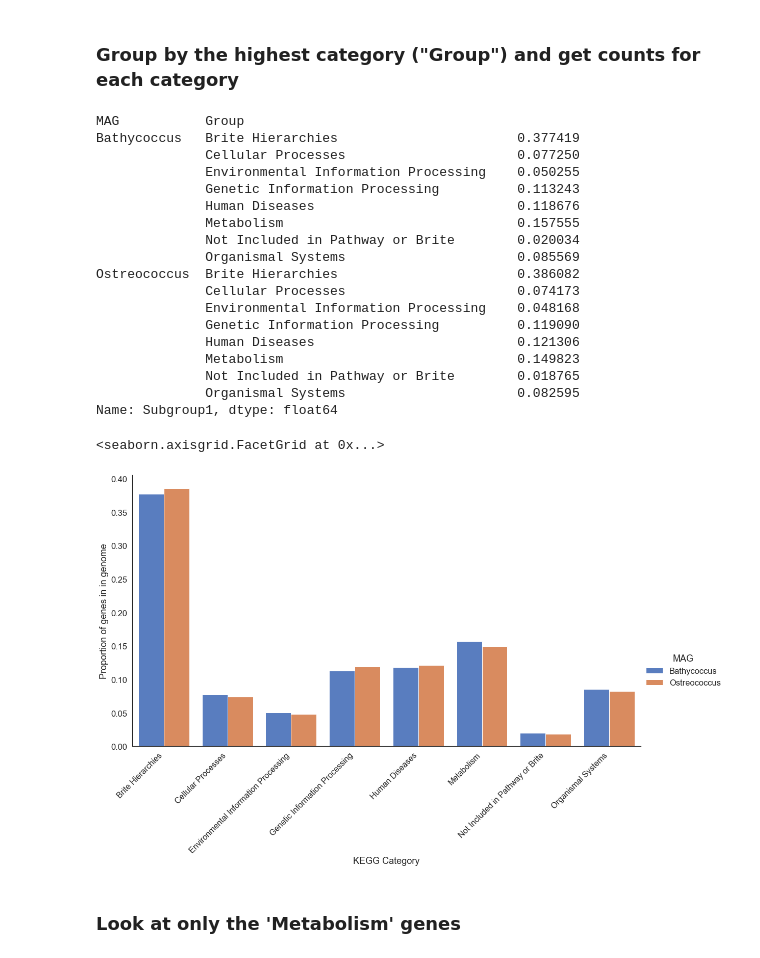
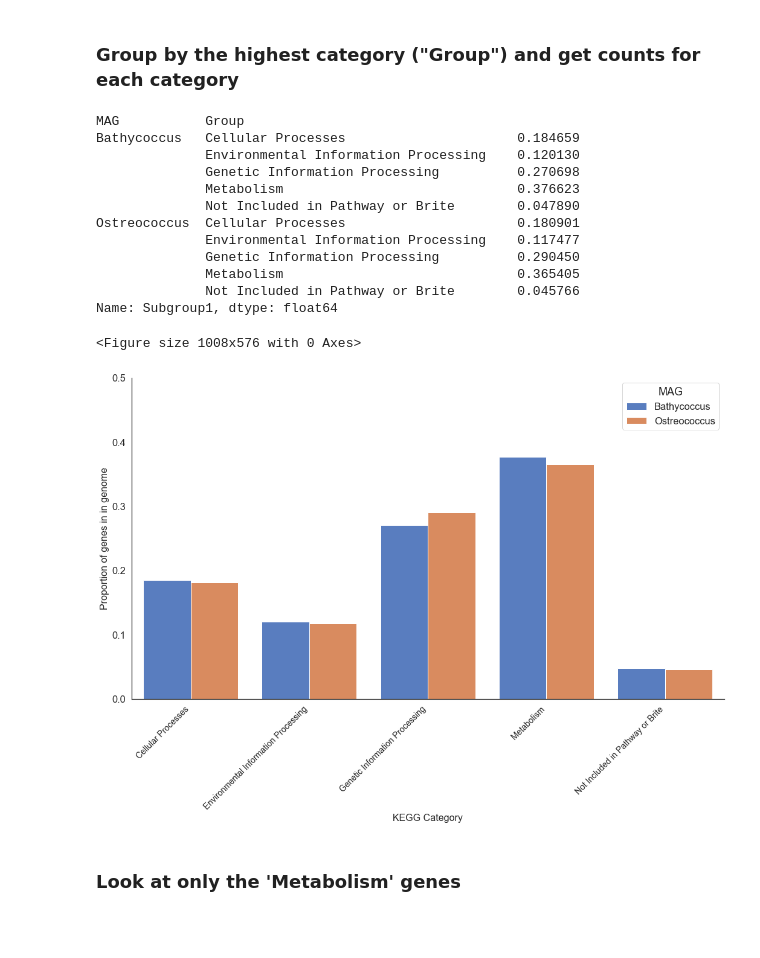
Before and after one commit to nvpatin/PacBio-Marine-Metagenomes, a Jupyter notebook: Picoeuk_MAGs_gene_content.ipynb, the cells around one changed output. Saved outputs shown, nothing was run; the diff lists cells and outputs as text; code cells hidden in the pictures; blank space fills up the shorter version.

```diff
--- a/Picoeuk_MAGs_gene_content.ipynb
+++ b/Picoeuk_MAGs_gene_content.ipynb
@@ -57,6 +55,3 @@ ko_master.head()
-# %%
-eggnog = pd.read_csv("Bathycoccus.emapper.annotations.tsv", sep="\t", skiprows=4)
-eggnog.head()
 # %% [markdown]
 #### Extract KO numbers from EggNOG output and match to KEGG categories in master file
 # %%
@@ -66,7 +61,12 @@ def ko_function(eg, master, name):
     # extract only KOs that are in the ko_list from master file
     kos_funct = master.loc[master['KO'].isin(ko_list), :]
     kos_funct['MAG'] = name
-    return(kos_funct)
+    # filter out irrelevant categories
+    exclude = ['Human Diseases','Brite Hierarchies','Organismal Systems',
+                                    'Cellular community - prokaryotes']
+    kos_funct_filt = kos_funct.loc[~kos_funct['Group'].str.contains('|'.join(exclude))]
+    kos_funct_filt['MAG'] = name
+    return(kos_funct_filt)
 # %%
 genecontent = []
 for file in glob.glob("*.tsv"):
@@ -105,7 +115,3 @@ genecontent_df.head()
-# %%
-taxa = pd.read_csv("MAG_taxa.csv", names=['MAG', 'Taxonomy'])
-taxa = pd.Series(taxa.Taxonomy.values, index=taxa.MAG).to_dict()
-genecontent_df = genecontent_df.replace({"MAG": taxa})
 # %% [markdown]
 ## Group genes by category and make bar charts
 # %%
@@ -119,31 +125,32 @@ mag_group = mag_group / mag_group.groupby(level=0).sum()
 mag_group
 # %% [output]
 MAG           Group
-Bathycoccus   Brite Hierarchies                       0.377419
-              Cellular Processes                      0.077250
-              Environmental Information Processing    0.050255
-              Genetic Information Processing          0.113243
-              Human Diseases                          0.118676
-              Metabolism                              0.157555
-              Not Included in Pathway or Brite        0.020034
-              Organismal Systems                      0.085569
-Ostreococcus  Brite Hierarchies                       0.386082
-              Cellular Processes                      0.074173
-              Environmental Information Processing    0.048168
-              Genetic Information Processing          0.119090
-              Human Diseases                          0.121306
-              Metabolism                              0.149823
-              Not Included in Pathway or Brite        0.018765
-              Organismal Systems                      0.082595
+Bathycoccus   Cellular Processes                      0.184659
+              Environmental Information Processing    0.120130
+              Genetic Information Processing          0.270698
+              Metabolism                              0.376623
+              Not Included in Pathway or Brite        0.047890
+Ostreococcus  Cellular Processes                      0.180901
+              Environmental Information Processing    0.117477
+              Genetic Information Processing          0.290450
+              Metabolism                              0.365405
+              Not Included in Pathway or Brite        0.045766
 Name: Subgroup1, dtype: float64
 # %%
 df_group = pd.DataFrame(mag_group).reset_index()
 # %%
+plt.figure(figsize=(14,8))
 sns.set(font_scale=1.5, style="white")
-fig = sns.catplot(x="Group", y="Subgroup1", hue="MAG", data=df_group, kind='bar' , height=8.27, aspect=15/8.27,
-                 palette=sns.color_palette("muted"))
-fig.set_axis_labels("KEGG Category", "Proportion of genes in in genome", fontsize=18)
-fig.set_xticklabels(rotation=45, ha='right', fontsize=16)
+fig = sns.catplot(x="Group", y="Subgroup1", hue="MAG", data=df_group, kind='bar', height=8.27, aspect=15/8.27,
+                 palette=sns.color_palette("muted"), legend=False)
+plt.ylabel("Proportion of genes in in genome", size=16)
+plt.xlabel("KEGG Category", size=16)
+plt.xticks(rotation=45, ha='right', fontsize=14)
+plt.ylim(0, 0.5)
+plt.legend(title="MAG")
+
+plt.savefig("Picoeuk_MAG_genecontent.svg", format='svg', dpi=1200, bbox_inches='tight')
+plt.show()
 # %% [output]
-<seaborn.axisgrid.FacetGrid at 0x...>
+<Figure size 1008x576 with 0 Axes>
-[figure, old version]
+[figure, new version]
```
Also changed, not shown: parts of 33 cells of this notebook, 25 other files.
